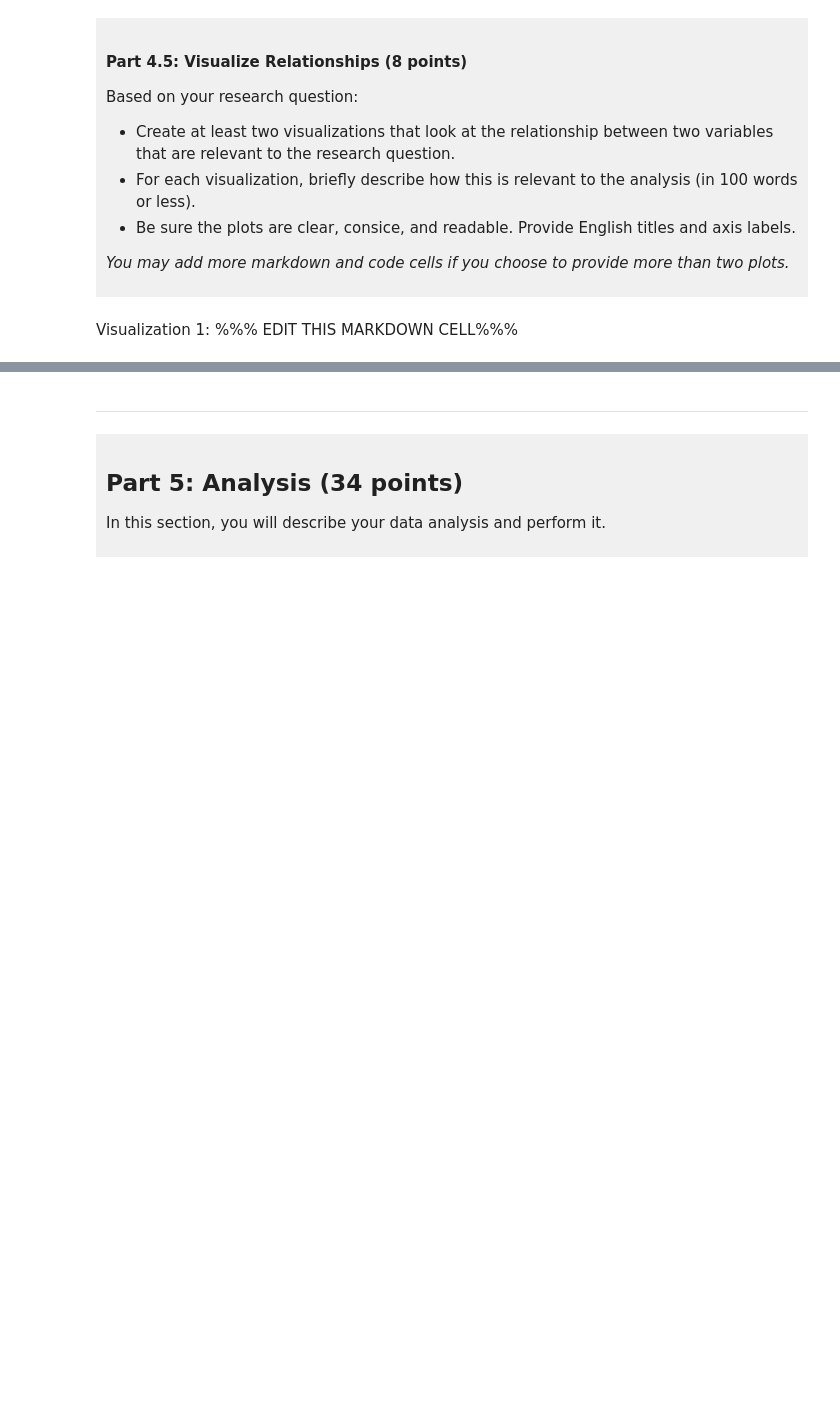
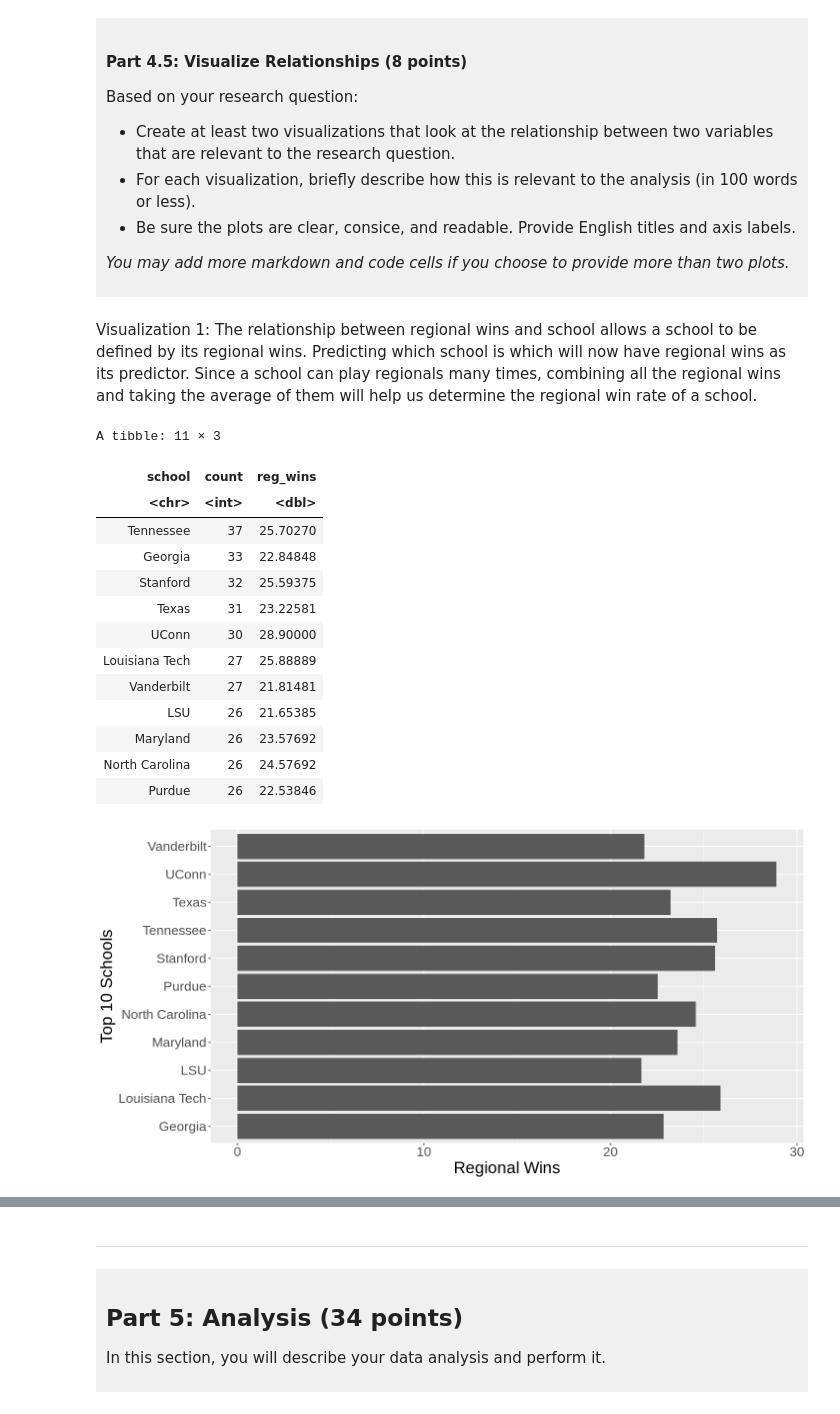
Before and after one commit to Jenlikescookies/dsci-100-project, a Jupyter notebook: dsci-100-project-notebook.ipynb, the cells around one changed output, grey strips where cells are left out. Cells and saved outputs as stored; diff of their text form; code cells hidden in the pictures; blank space fills up the shorter version.

```diff
--- a/dsci-100-project-notebook.ipynb
+++ b/dsci-100-project-notebook.ipynb
@@ -319,7 +380,36 @@ Based on your research question:
 *You may add more markdown and code cells if you choose to provide more than two plots.*
 </div>
 # %% [markdown]
-Visualization 1: %%% EDIT THIS MARKDOWN CELL%%%
+Visualization 1: The relationship between regional wins and school allows a school to be defined by its regional wins. Predicting which school is which will now have regional wins as its predictor. Since a school can play regionals many times, combining all the regional wins and taking the average of them will help us determine the regional win rate of a school.
 # %%
-### EDIT THIS CODE CELL FOR VISUALIZATION 1###
+#since there are 284 schools in total, I will only be using the top 10 schools who have played the longest
+wmm_10 <- wmm_tidy |>
+    group_by(school) |> #grouping schools
+    summarize(count = n(), #creating a new column for how many times the school has played
+             reg_wins = mean(reg_wins, na.rm = TRUE)) |> #taking the mean of each school
+    slice_max(count, n = 10) #taking the top ten longest playing schools
+wmm_10
+
+options(repr.plot.height = 6, repr.plot.width = 12)
+wmm_reg_school_plot <- ggplot(wmm_10, aes(x = reg_wins, y = school)) + #setting the axises, putting the school on y for legibility
+    geom_bar(stat = "identity") + #making a bar graph, setting stat as identity so the usual count can be replaced with reg_wins
+    labs(x = "Regional Wins", y = "Top 10 Schools") + #labelling axises
+    theme(text = element_text(size = 20)) #changing the text size for legiibility
+wmm_reg_school_plot
+# %% [output]
+A tibble: 11 × 3
+| school | count | reg_wins |
+| <chr> | <int> | <dbl> |
+| Tennessee | 37 | 25.70270 |
+| Georgia | 33 | 22.84848 |
+| Stanford | 32 | 25.59375 |
+| Texas | 31 | 23.22581 |
+| UConn | 30 | 28.90000 |
+| Louisiana Tech | 27 | 25.88889 |
+| Vanderbilt | 27 | 21.81481 |
+| LSU | 26 | 21.65385 |
+| Maryland | 26 | 23.57692 |
+| North Carolina | 26 | 24.57692 |
+| Purdue | 26 | 22.53846 |
+[figure, added]
 # %% [markdown]
```
Also changed, not shown: parts of 10 cells of this notebook.
